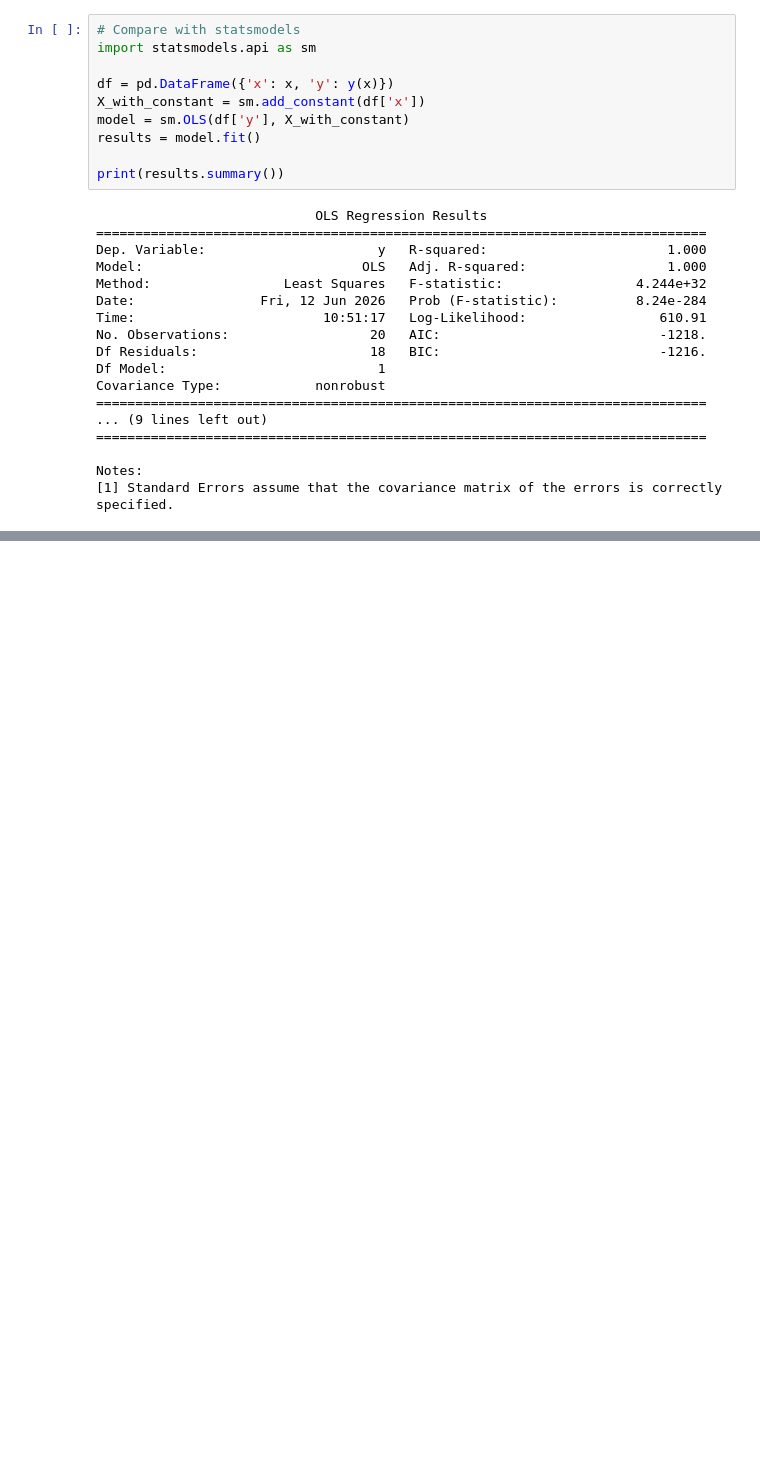
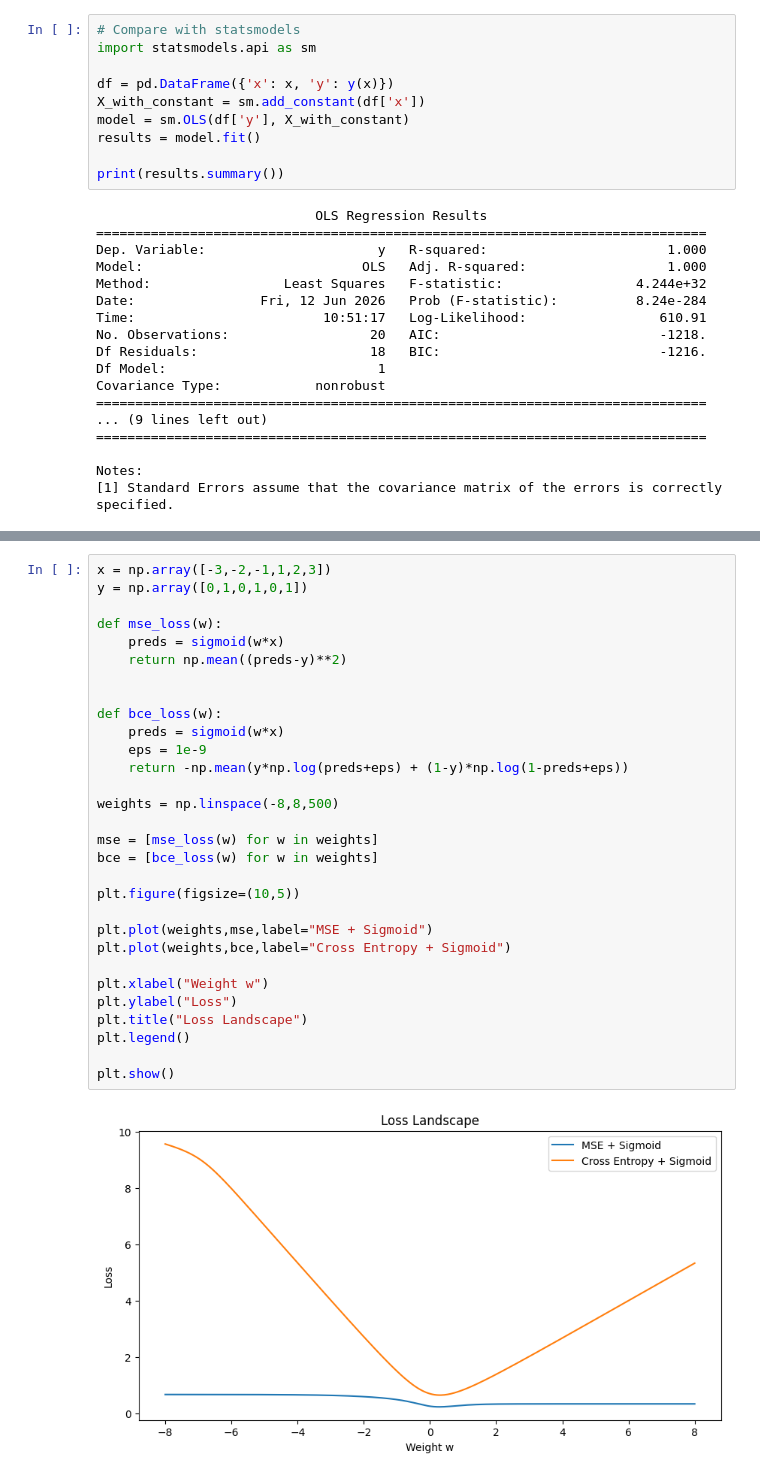
Before and after one commit to coldmayo/QuantInterveiwBasics, a Jupyter notebook: Regression.ipynb, the cells around one changed output, grey strips where cells are left out. Cells and saved outputs as stored; diff of their text form; blank space fills up the shorter version.

```diff
--- a/Regression.ipynb
+++ b/Regression.ipynb
@@ -182,0 +331,32 @@ Notes:
+# %%
+x = np.array([-3,-2,-1,1,2,3])
+y = np.array([0,1,0,1,0,1])
+
+def mse_loss(w):
+    preds = sigmoid(w*x)
+    return np.mean((preds-y)**2)
+
+
+def bce_loss(w):
+    preds = sigmoid(w*x)
+    eps = 1e-9
+    return -np.mean(y*np.log(preds+eps) + (1-y)*np.log(1-preds+eps))
+
+weights = np.linspace(-8,8,500)
+
+mse = [mse_loss(w) for w in weights]
+bce = [bce_loss(w) for w in weights]
+
+plt.figure(figsize=(10,5))
+
+plt.plot(weights,mse,label="MSE + Sigmoid")
+plt.plot(weights,bce,label="Cross Entropy + Sigmoid")
+
+plt.xlabel("Weight w")
+plt.ylabel("Loss")
+plt.title("Loss Landscape")
+plt.legend()
+
+plt.show()
+# %% [output]
+[figure, added]
```
Also changed, not shown: parts of 13 cells of this notebook, 6 other files.
